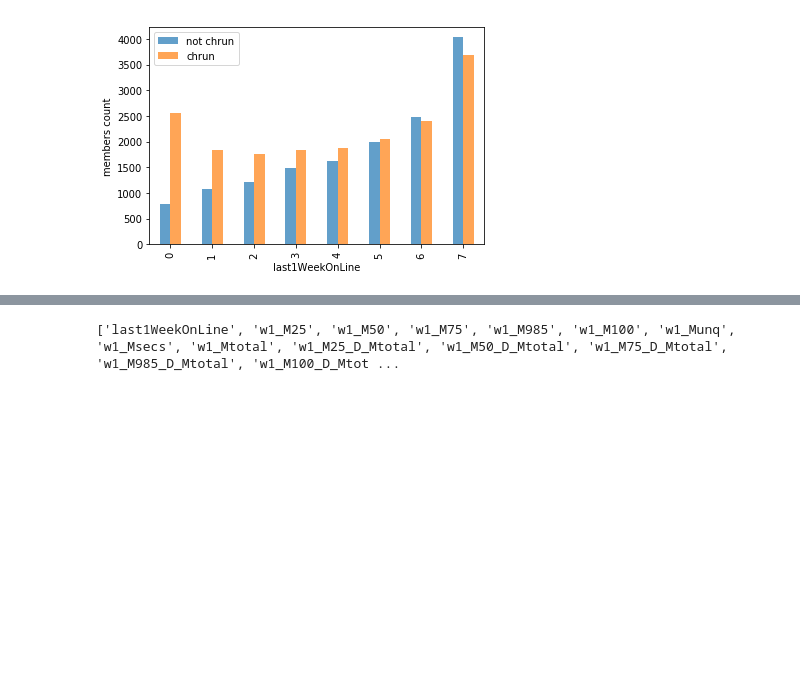
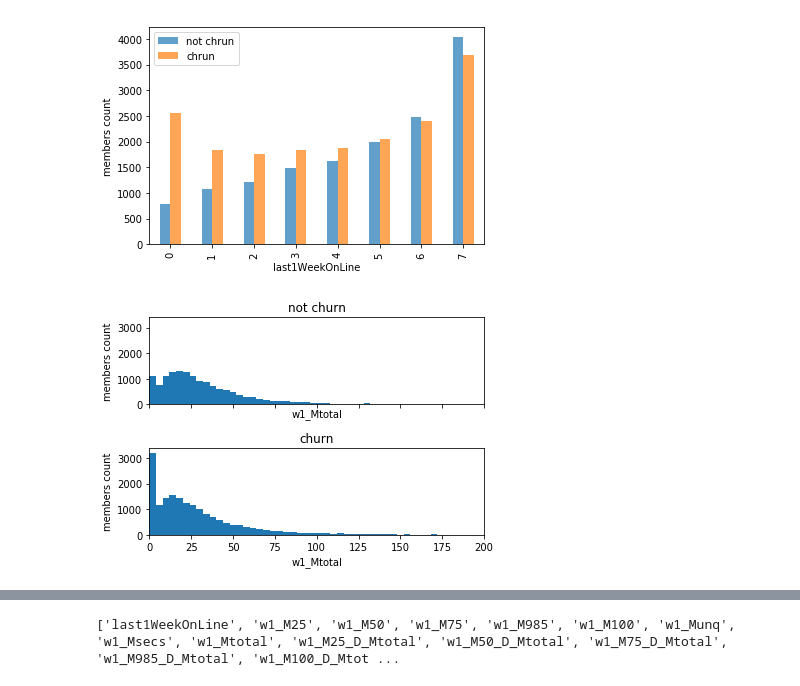
Before and after one commit to III-AdventureTime/kkbox_churn, a Jupyter notebook: prepare_big_table_01.yang/30.stats_has-expired_auto-renew-0.ipynb, the cells around one changed output, grey strips where cells are left out. Drawn from its saved outputs; the diff is of its cells as text; code cells hidden in the pictures; blank space fills up the shorter version.

```diff
--- a/prepare_big_table_01.yang/30.stats_has-expired_auto-renew-0.ipynb
+++ b/prepare_big_table_01.yang/30.stats_has-expired_auto-renew-0.ipynb
@@ -383,2 +403,10 @@ plt.show()
 # %% [output]
 [figure]
+# %%
+df2 = df1.where(col('w1_Mtotal').isNotNull())
+fig, axes = plot_against_continuous(df2, 'w1_Mtotal', 50, (0,200))
+for i in [0,1]:
+    axes[i].set(ylim=(0,3400))
+plt.show()
+# %% [output]
+[figure, added]
```
Also changed, not shown: parts of 37 cells of this notebook, 4 other files.
